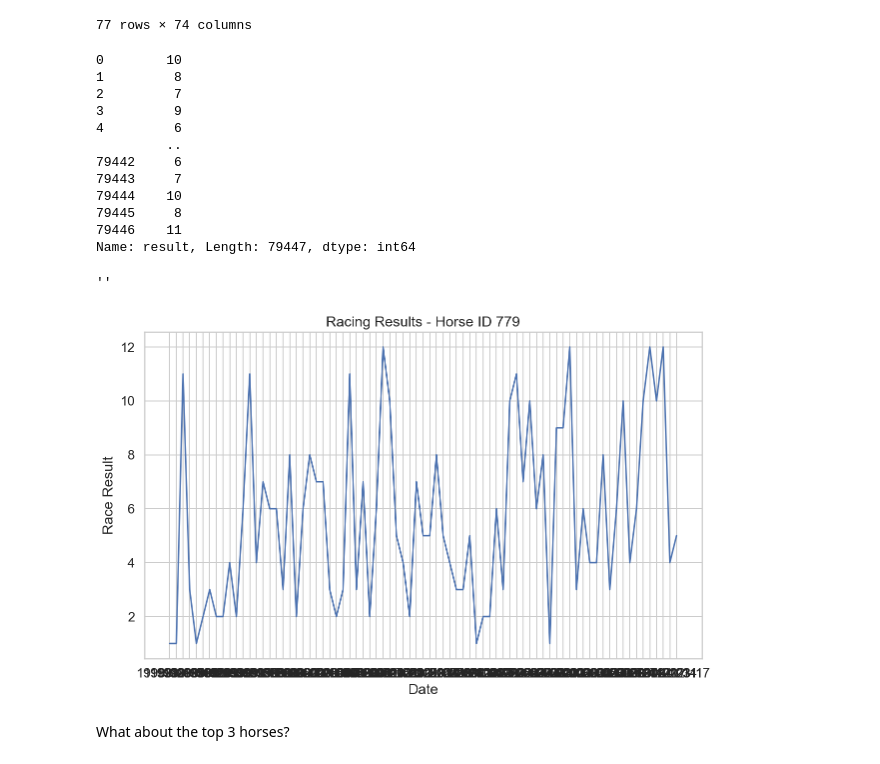
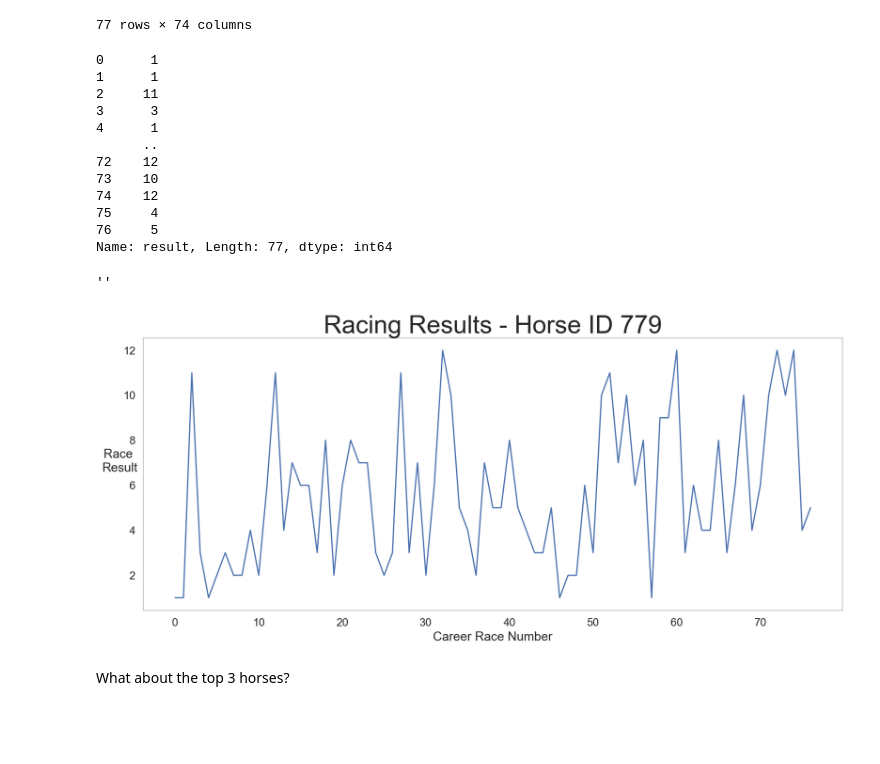
Before and after one commit to pbovard63/Predicting_Hong_Kong_Horse_Racing_Finishes, a Jupyter notebook: feature_engineering_sql.ipynb, the cells around one changed output. Cells and saved outputs as stored; diff of their text form; code cells hidden in the pictures; blank space fills up the shorter version.

```diff
--- a/feature_engineering_sql.ipynb
+++ b/feature_engineering_sql.ipynb
@@ -188,30 +188,31 @@ df3
 | 76 | 5287 | 13 | 779 | 5 | 0.0 | 4.75 | 3 | NZ | Gelding | ... |
 77 rows × 74 columns
 # %%
-df.result
+df3.result
 # %% [output]
-0        10
-1         8
-2         7
-3         9
-4         6
-         ..
-79442     6
-79443     7
-79444    10
-79445     8
-79446    11
-Name: result, Length: 79447, dtype: int64
+0      1
+1      1
+2     11
+3      3
+4      1
+      ..
+72    12
+73    10
+74    12
+75     4
+76     5
+Name: result, Length: 77, dtype: int64
 # %%
-fig, ax = plt.subplots(figsize=(10, 6))
-plt.plot(df3.date, df3.result)
-plt.xlabel("Date")
-plt.ylabel("Race Result")
-plt.title("Racing Results - Horse ID 779")
+fig = plt.figure(figsize=(15, 6))
+plt.grid(False)
+plt.plot(range(0, len(df3.result)), df3.result)
+plt.xlabel("Career Race Number", size=15)
+plt.ylabel("Race \nResult", size=15, rotation=0)
+plt.title("Racing Results - Horse ID 779", size=30)
 ;
 # %% [output]
 ''
-[figure, old version]
+[figure, new version]
 # %% [markdown]
 What about the top 3 horses?
 # %%
```
Also changed, not shown: parts of 70 cells of this notebook, 4 other files.
